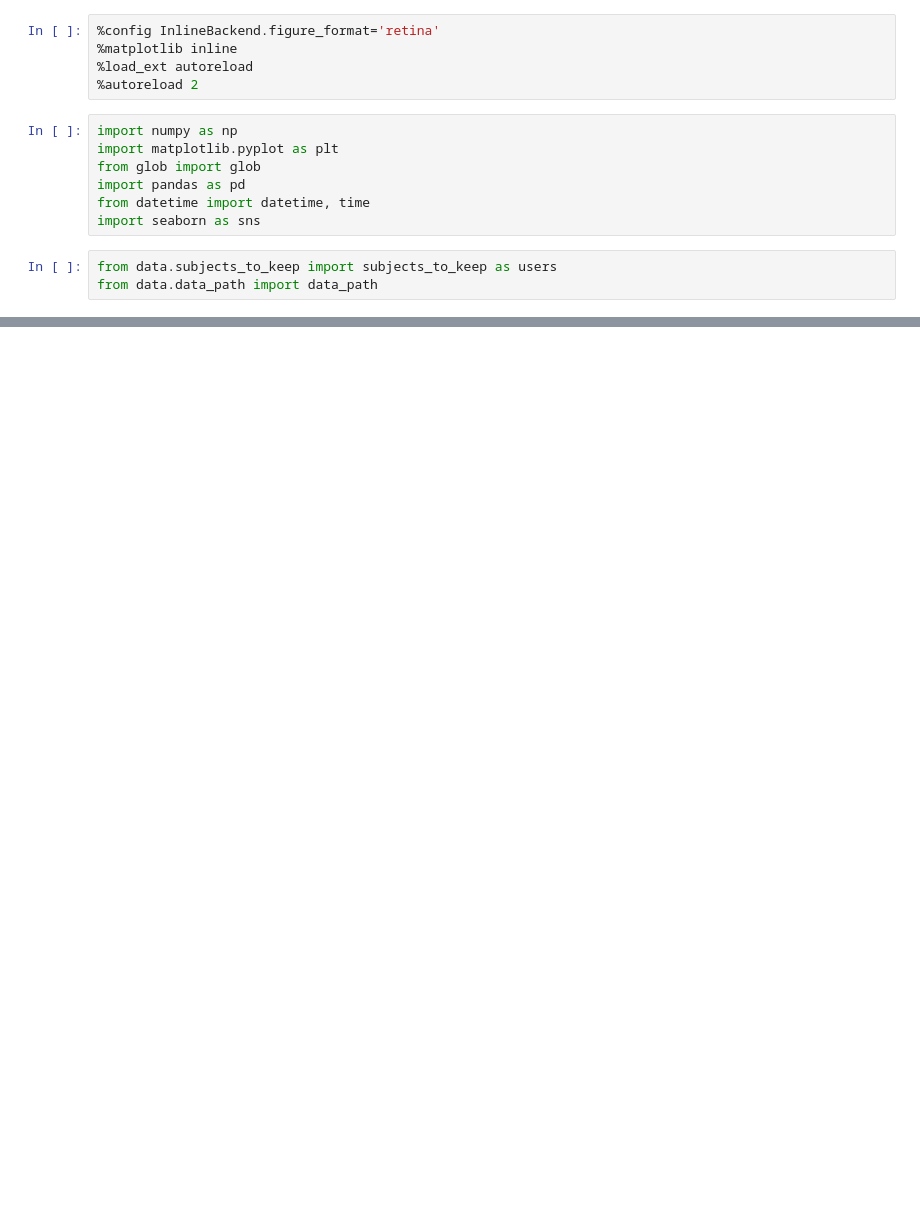
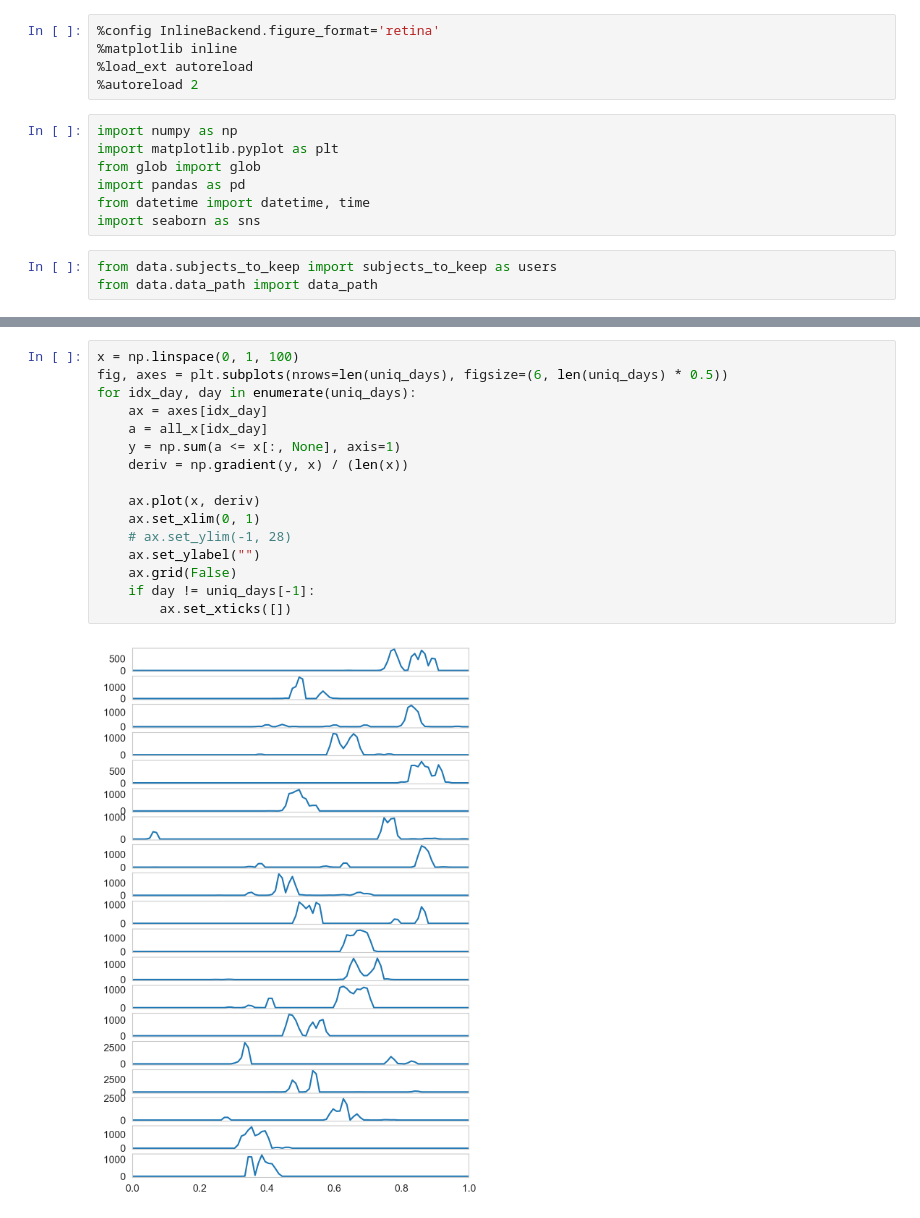
Before and after one commit to AurelienNioche/MAppAnalysis, a Jupyter notebook: notebook/main3-2.ipynb, the cells around one changed output, grey strips where cells are left out. Saved outputs shown, nothing was run; the diff lists cells and outputs as text; blank space fills up the shorter version.

```diff
--- a/notebook/main3-2.ipynb
+++ b/notebook/main3-2.ipynb
@@ -174,0 +88,18 @@ Think about:
+# %%
+x = np.linspace(0, 1, 100)
+fig, axes = plt.subplots(nrows=len(uniq_days), figsize=(6, len(uniq_days) * 0.5))
+for idx_day, day in enumerate(uniq_days):
+    ax = axes[idx_day]
+    a = all_x[idx_day]
+    y = np.sum(a <= x[:, None], axis=1)
+    deriv = np.gradient(y, x) / (len(x))
+
+    ax.plot(x, deriv)
+    ax.set_xlim(0, 1)
+    # ax.set_ylim(-1, 28)
+    ax.set_ylabel("")
+    ax.grid(False)
+    if day != uniq_days[-1]:
+        ax.set_xticks([])
+# %% [output]
+[figure, added]
```
Also changed, not shown: parts of 12 cells of this notebook.
